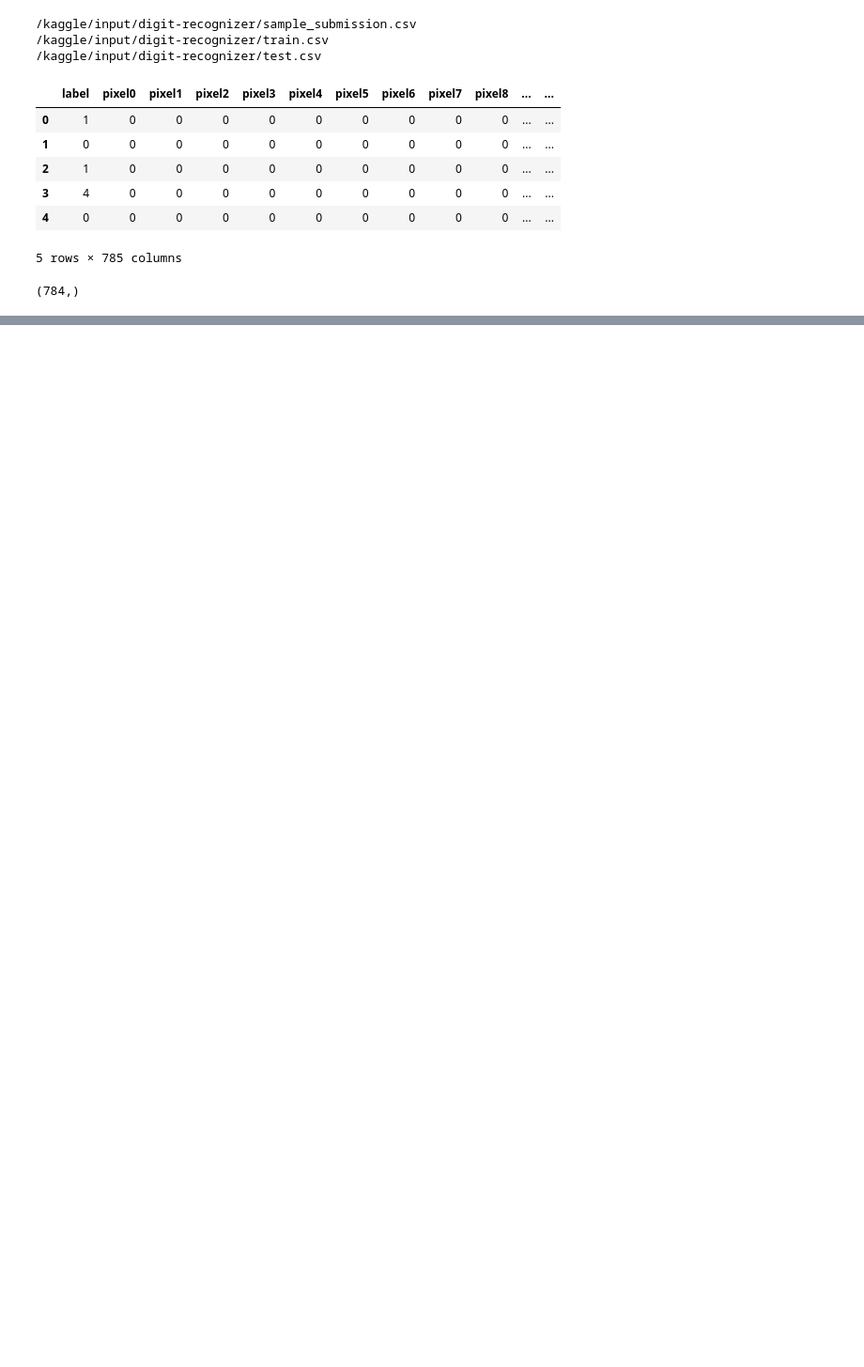
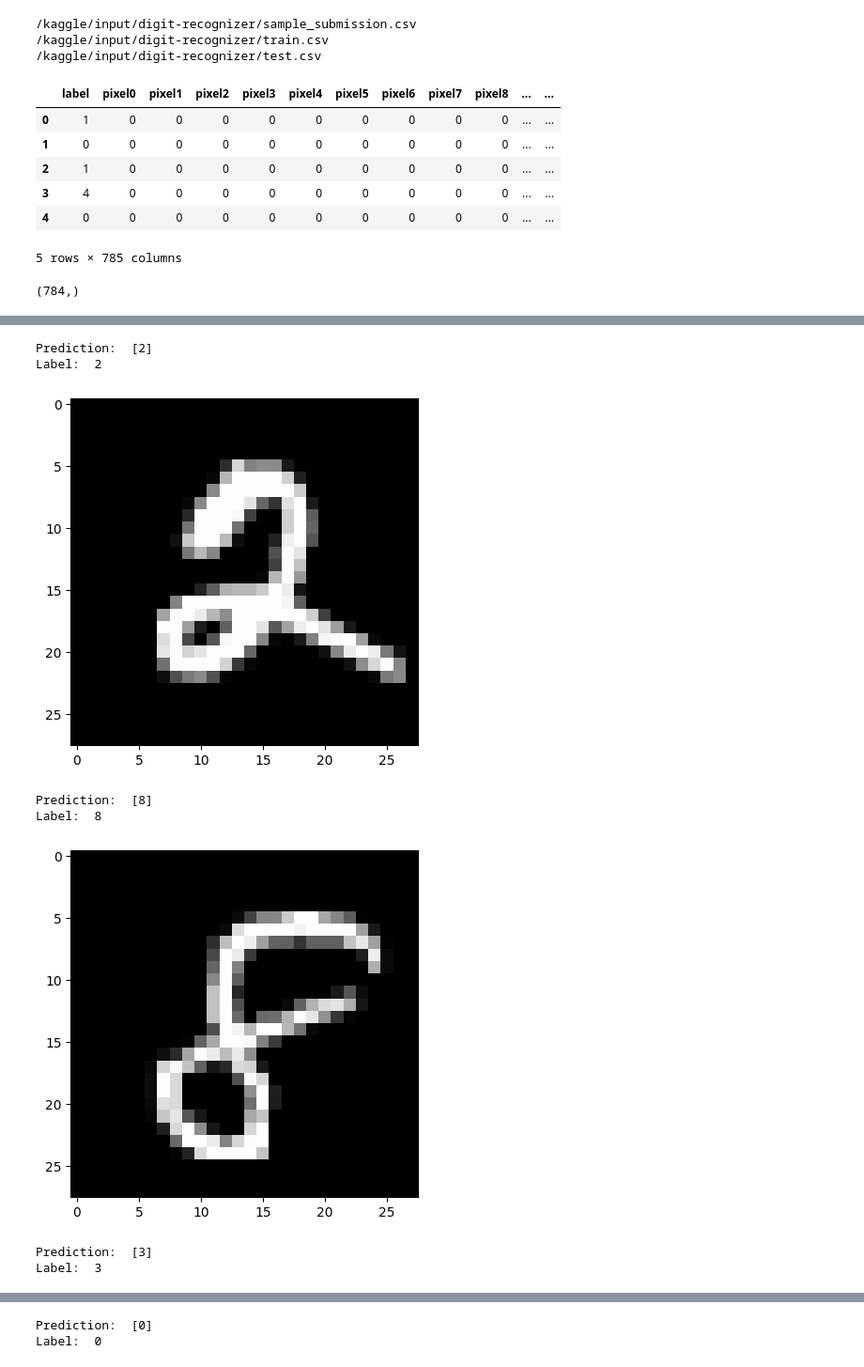
Before and after one commit to ananyap12/MNIST-from-scratch, a Jupyter notebook: mnist-from-scratch.ipynb, the cells around one changed output, grey strips where cells are left out. Shown: that part at 94% size. Saved outputs shown, nothing was run; the diff lists cells and outputs as text; code cells hidden in the pictures; blank space fills up the shorter version.

```diff
--- a/mnist-from-scratch.ipynb
+++ b/mnist-from-scratch.ipynb
@@ -78,8 +83,7 @@ def one_hot(Y):
 def deriv_ReLU(Z):
     return Z > 0
 
-def back_prop(Z1, A1, Z2, A2, W2, X, Y):
-    m = Y.size
+def back_prop(Z1, A1, Z2, A2, W1, W2, X, Y):
     one_hot_Y = one_hot(Y)
     dZ2 = A2 - one_hot_Y
     dW2 = 1/m * dZ2.dot(A1.T)
@@ -98,22 +102,22 @@ def update_params(W1, b1, W2, b2, dW1, db1, dW2, db2, alpha):
     return W1, b1, W2, b2
 # %%
 def get_predictions(A2):
-    return np.argmaz(A2,0)
+    return np.argmax(A2,0)
 
 def get_accuracy(predictions,Y):
     print(predictions,Y)
     return np.sum(predictions == Y) / Y.size
 
-def gradient_descent(X, Y, iterations, alpha):
+def gradient_descent(X, Y, alpha, iterations):
     W1, b1, W2, b2 = init_params()
     for i in range(iterations):
         Z1, A1, Z2, A2 = forward_prop(W1, b1, W2, b2, X)
-        dW1, db1, dW2, db2 = back_prop(Z1, A1, Z2, A2, W2, X, Y)
+        dW1, db1, dW2, db2 = back_prop(Z1, A1, Z2, A2, W1, W2, X, Y)
         W1, b1, W2, b2 = update_params(W1, b1, W2, b2, dW1, db1, dW2, db2, alpha)
-        if 1 % 10 == 0:
+        if i % 10 == 0:
             print("Iteration: " ,i)
             print("accuracy:", get_accuracy(get_predictions(A2), Y))
 
     return W1, b1, W2, b2
 # %%
-W1, b2, W2, b2 = gradient_descent(X_train, Y_train, 100, 0.1)
+W1, b1, W2, b2 = gradient_descent(X_train, Y_train, 0.10, 500)
@@ -119,0 +142,31 @@ W1, b2, W2, b2 = gradient_descent(X_train, Y_train, 100, 0.1)
+# %%
+def make_predictions(X, W1, b1, W2, b2):
+    _, _, _, A2 = forward_prop(W1, b1, W2, b2, X)
+    predictions = get_predictions(A2)
+    return predictions
+
+def test_prediction(index, W1, b1, W2, b2):
+    current_image = X_train[:, index, None]
+    prediction = make_predictions(X_train[:, index, None], W1, b1, W2, b2)
+    label = Y_train[index]
+    print("Prediction: ", prediction)
+    print("Label: ", label)
+
+    current_image = current_image.reshape((28, 28)) * 255
+    plt.gray()
+    plt.imshow(current_image, interpolation='nearest')
+    plt.show()
+# %%
+test_prediction(0,W1,b1,W2,b2)
+test_prediction(1,W1,b1,W2,b2)
+test_prediction(2,W1,b1,W2,b2)
+test_prediction(3,W1,b1,W2,b2)
+# %% [output]
+Prediction:  [2]
+Label:  2
+[figure, added]
+Prediction:  [8]
+Label:  8
+[figure, added]
+Prediction:  [3]
+Label:  3
@@ -119,0 +174,2 @@ W1, b2, W2, b2 = gradient_descent(X_train, Y_train, 100, 0.1)
+Prediction:  [0]
+Label:  0
```
Also changed, not shown: parts of 5 cells of this notebook.
